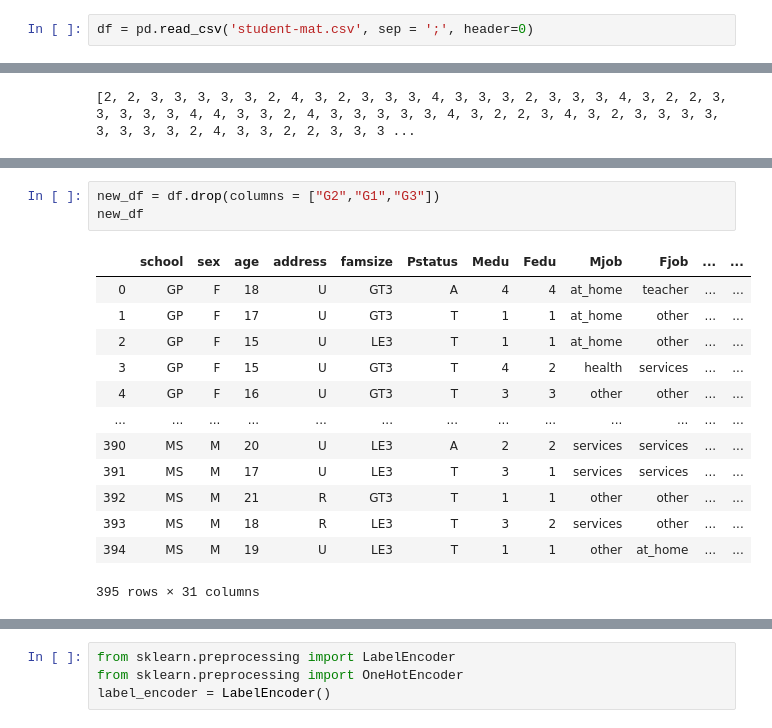
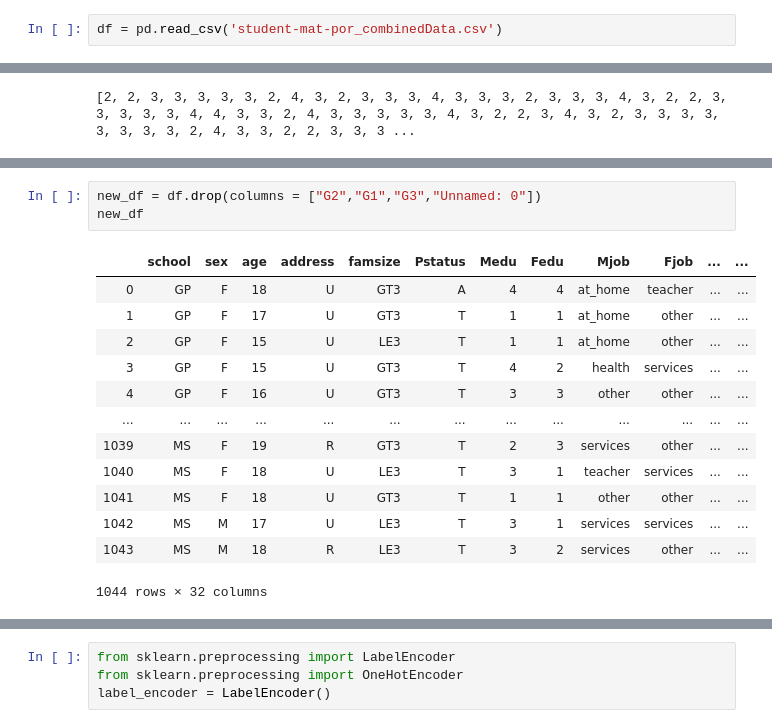
Before and after one commit to prasannarangam21/Project-3, a Jupyter notebook: student_data_analysis_models.ipynb, the cells around one changed output, grey strips where cells are left out. Drawn from its saved outputs; the diff is of its cells as text.

Commit message:
analysed with other models

```diff
--- a/student_data_analysis_models.ipynb
+++ b/student_data_analysis_models.ipynb
@@ -6,7 +6,7 @@ import pandas as pd
 import os
 import numpy as np
 # %%
-df = pd.read_csv('student-mat.csv', sep = ';', header=0)
+df = pd.read_csv('student-mat-por_combinedData.csv')
 # %%
 df.head()
 # %% [output]
@@ -95,20 +59,20 @@ df
 # %%
-new_df = df.drop(columns = ["G2","G1","G3"])
+new_df = df.drop(columns = ["G2","G1","G3","Unnamed: 0"])
 new_df
 # %% [output]
 |  | school | sex | age | address | famsize | Pstatus | Medu | Fedu | Mjob | Fjob | ... | ... |
 | 0 | GP | F | 18 | U | GT3 | A | 4 | 4 | at_home | teacher | ... | ... |
 | 1 | GP | F | 17 | U | GT3 | T | 1 | 1 | at_home | other | ... | ... |
 | 2 | GP | F | 15 | U | LE3 | T | 1 | 1 | at_home | other | ... | ... |
 | 3 | GP | F | 15 | U | GT3 | T | 4 | 2 | health | services | ... | ... |
 | 4 | GP | F | 16 | U | GT3 | T | 3 | 3 | other | other | ... | ... |
 | ... | ... | ... | ... | ... | ... | ... | ... | ... | ... | ... | ... | ... |
-| 390 | MS | M | 20 | U | LE3 | A | 2 | 2 | services | services | ... | ... |
-| 391 | MS | M | 17 | U | LE3 | T | 3 | 1 | services | services | ... | ... |
-| 392 | MS | M | 21 | R | GT3 | T | 1 | 1 | other | other | ... | ... |
-| 393 | MS | M | 18 | R | LE3 | T | 3 | 2 | services | other | ... | ... |
-| 394 | MS | M | 19 | U | LE3 | T | 1 | 1 | other | at_home | ... | ... |
+| 1039 | MS | F | 19 | R | GT3 | T | 2 | 3 | services | other | ... | ... |
+| 1040 | MS | F | 18 | U | LE3 | T | 3 | 1 | teacher | services | ... | ... |
+| 1041 | MS | F | 18 | U | GT3 | T | 1 | 1 | other | other | ... | ... |
+| 1042 | MS | M | 17 | U | LE3 | T | 3 | 1 | services | services | ... | ... |
+| 1043 | MS | M | 18 | R | LE3 | T | 3 | 2 | services | other | ... | ... |
-395 rows × 31 columns
+1044 rows × 32 columns
 # %%
 data = new_df.values
 X = new_df.drop(columns =["grade"])
```
Also changed, not shown: parts of 31 cells of this notebook.
